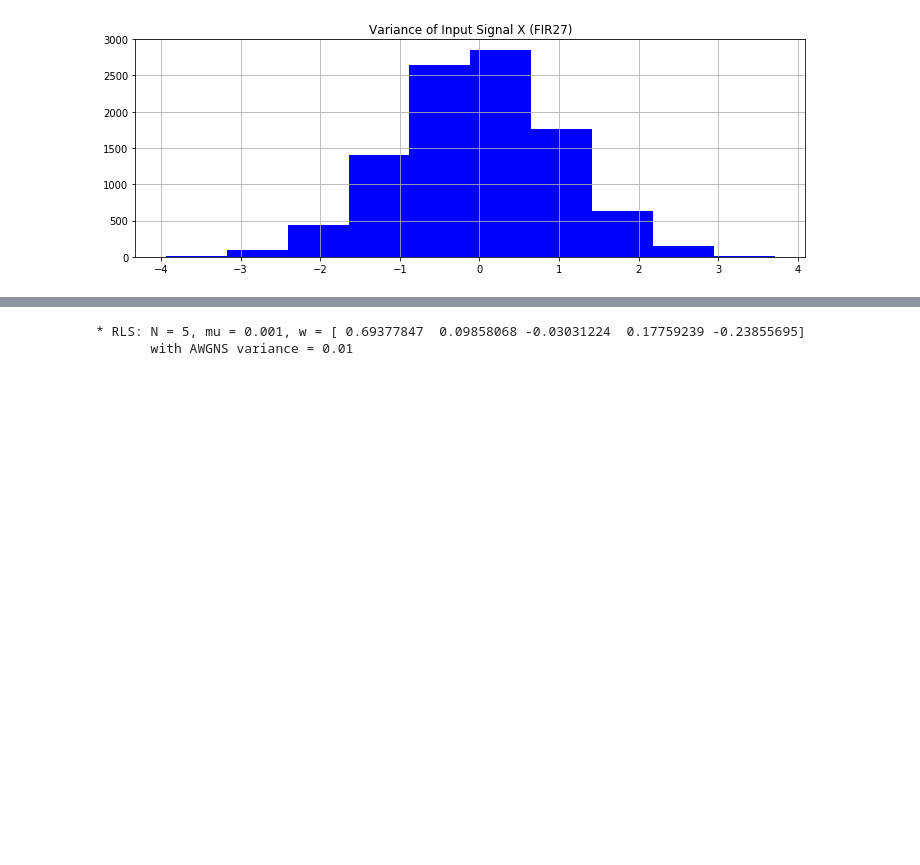
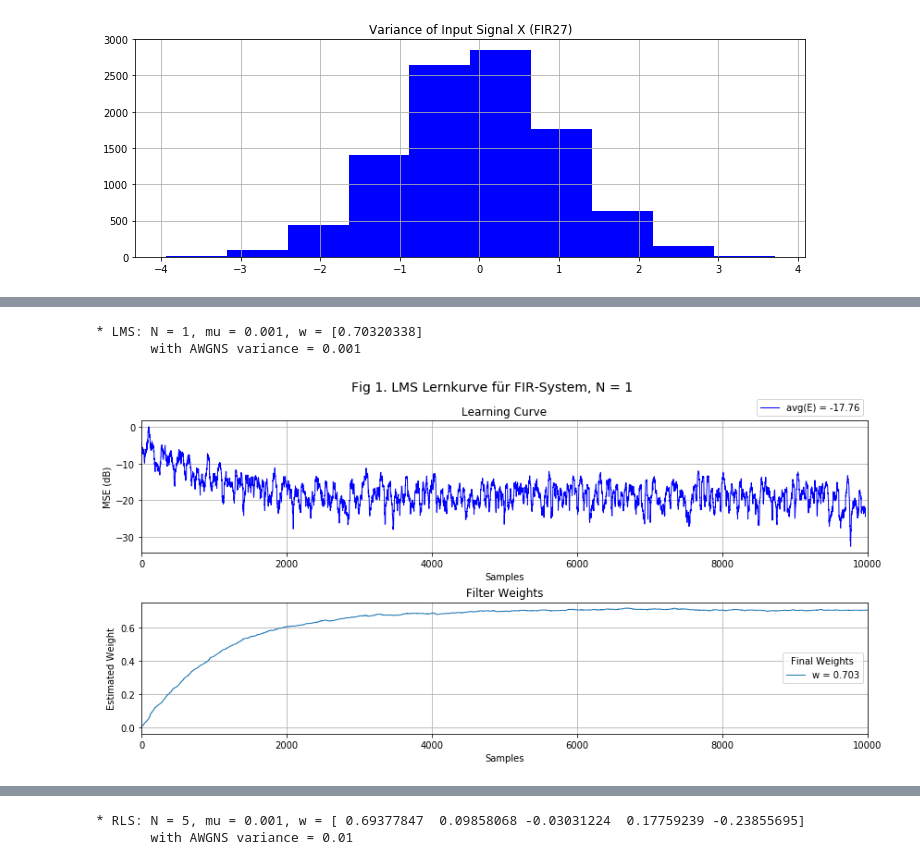
Before and after one commit to xhain/Systemidentifikation, a Jupyter notebook: python/Systemidentifikation.ipynb, the cells around one changed output, grey strips where cells are left out. Cells and saved outputs as stored; diff of their text form; code cells hidden in the pictures; blank space fills up the shorter version.

```diff
--- a/python/Systemidentifikation.ipynb
+++ b/python/Systemidentifikation.ipynb
@@ -51,0 +68,20 @@ Input signal variance:  1.0270666666078994
+# %%
+# FIR LMS study
+# N  = 1, 2, 5
+# mu = free
+# var = 0.001, 0.1, 1, 10
+
+# Length of displayed plot
+plotLen = 10000
+FigNum = 0
+
+# N = 1
+N, mu, var = 1, 0.001, 0.001
+HfirDn = ts.addNoise(HfirD, var)
+E, W, w, Yd = algo.lmsAlg(N, mu, HfirX, HfirDn, np.zeros(N))
+ts.errorPlot(E, W, plotLen, 'Fig 1. LMS Lernkurve für FIR-System, N = '+str(N), style='log')
+print('       with AWGNS variance = '+str(var))
+# %% [output]
+* LMS: N = 1, mu = 0.001, w = [0.70320338]
+       with AWGNS variance = 0.001
+[figure, added]
```
Also changed, not shown: parts of 8 cells of this notebook, 4 other files.
